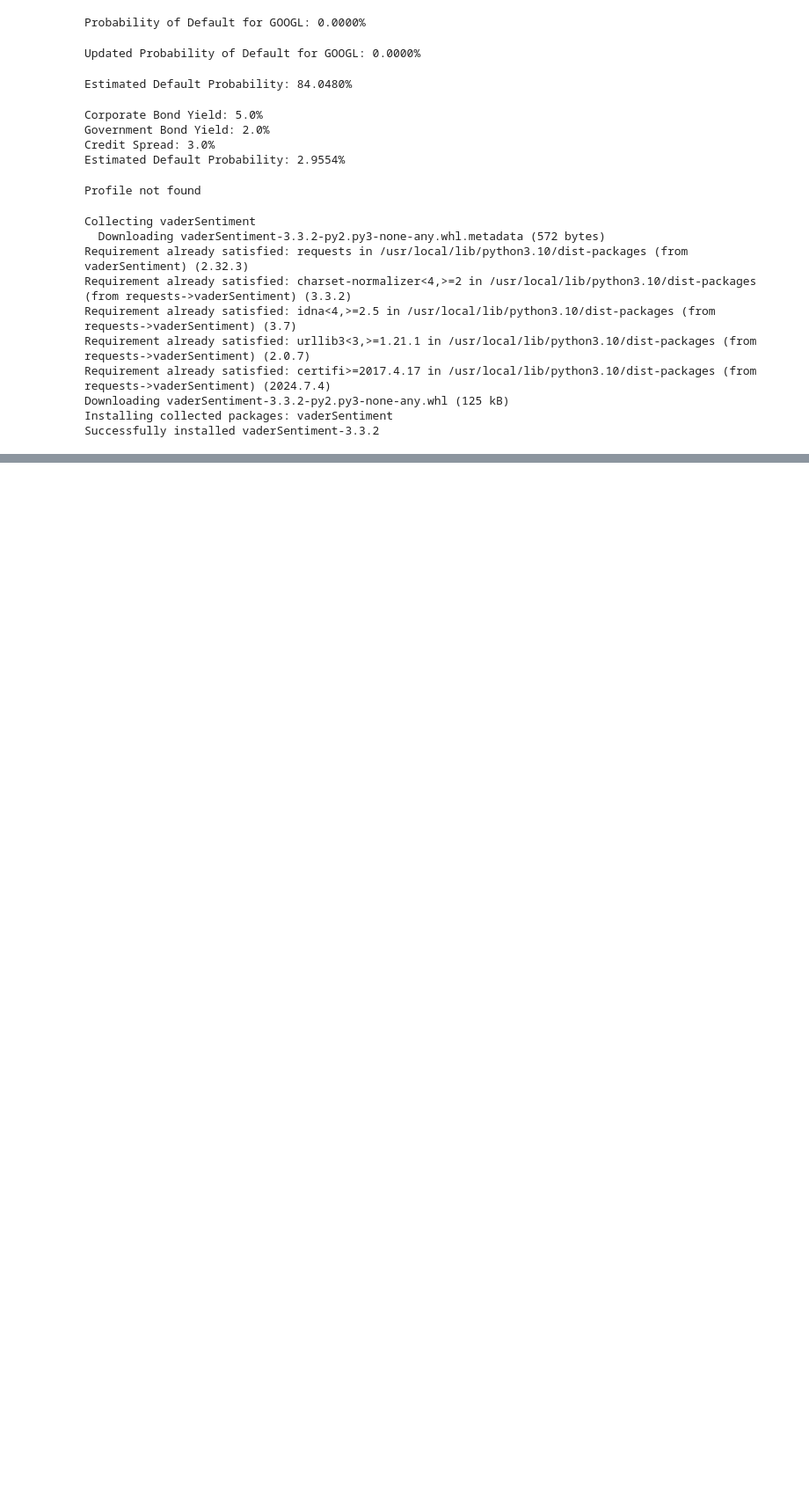
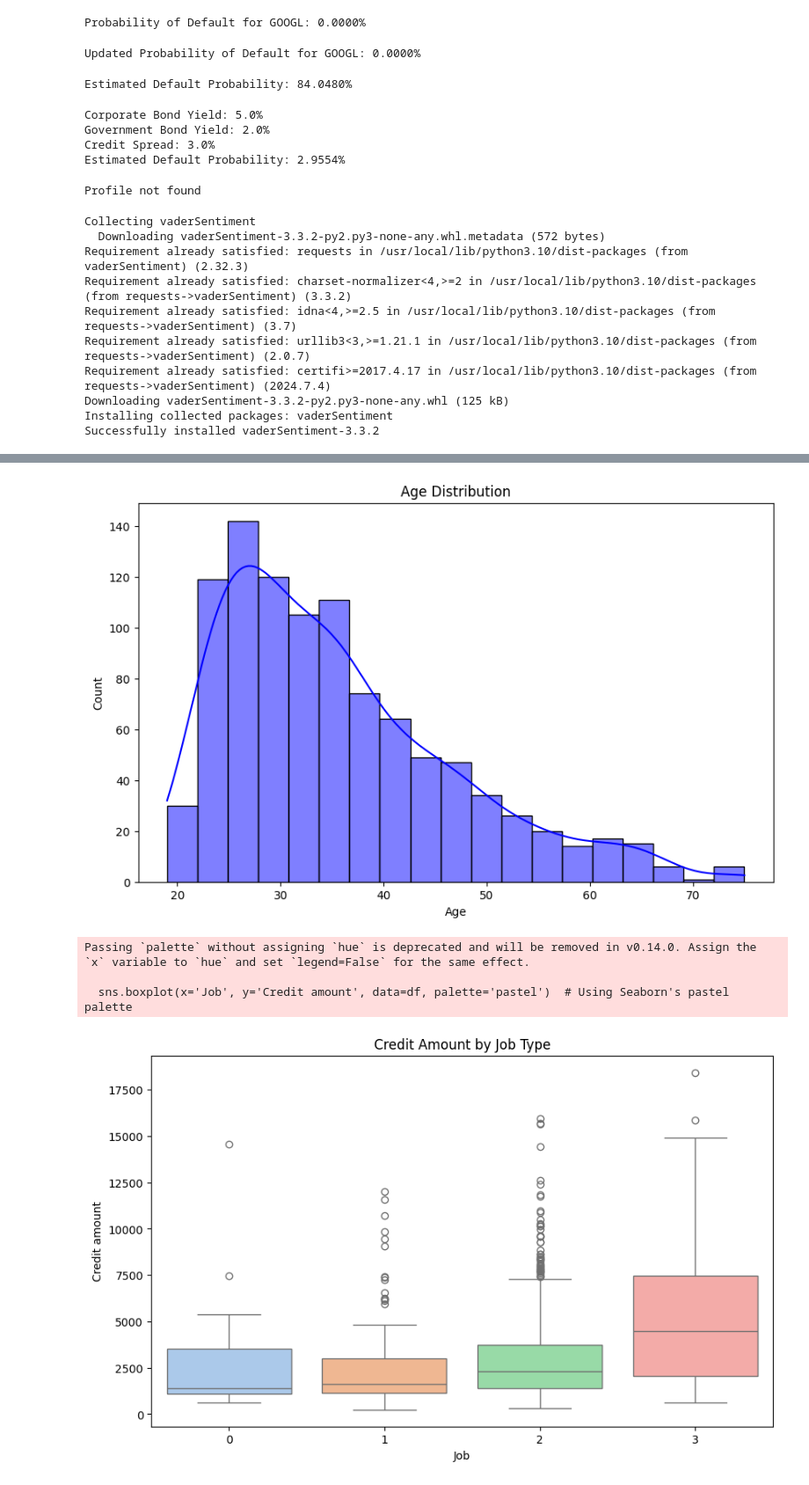
Before and after one commit to PRaliphada/ExpectedLoss, a Jupyter notebook: Pfarelo_Yahoo_Finance_Data_Mining.ipynb, the cells around one changed output, grey strips where cells are left out. Shown at 88% size. Cells and saved outputs as stored; diff of their text form; code cells hidden in the pictures; blank space fills up the shorter version.

```diff
--- a/Pfarelo_Yahoo_Finance_Data_Mining.ipynb
+++ b/Pfarelo_Yahoo_Finance_Data_Mining.ipynb
@@ -311,0 +494,31 @@ for headline, summary in news_articles:
+# %%
+import matplotlib.pyplot as plt
+import seaborn as sns
+
+# Set a Seaborn color palette globally (optional)
+sns.set_palette('deep')
+
+# Histogram with Seaborn colors
+plt.figure(figsize=(10, 6))  # Adjust the figure size
+sns.histplot(df['Age'], kde=True, color='blue')  # You can specify individual colors or use palette defaults
+plt.title('Age Distribution')
+plt.show()
+
+# Box Plot of Credit Amount by Job with Seaborn colors
+plt.figure(figsize=(10, 6))  # Adjust the figure size
+sns.boxplot(x='Job', y='Credit amount', data=df, palette='pastel')  # Using Seaborn's pastel palette
+plt.title('Credit Amount by Job Type')
+plt.show()
+
+# Bar Plot of Purpose vs. Credit Amount with Seaborn colors
+plt.figure(figsize=(12, 6))  # Adjust the figure size
+sns.barplot(x='Purpose', y='Credit amount', data=df, estimator=sum, palette='muted')  # Using Seaborn's muted palette
+plt.title('Total Credit Amount by Purpose')
+plt.xticks(rotation=45)
+plt.show()
+# %% [output]
+[figure, added]
+Passing `palette` without assigning `hue` is deprecated and will be removed in v0.14.0. Assign the `x` variable to `hue` and set `legend=False` for the same effect.
+
+  sns.boxplot(x='Job', y='Credit amount', data=df, palette='pastel')  # Using Seaborn's pastel palette
+[figure, added]
```
Also changed, not shown: parts of 16 cells of this notebook.
